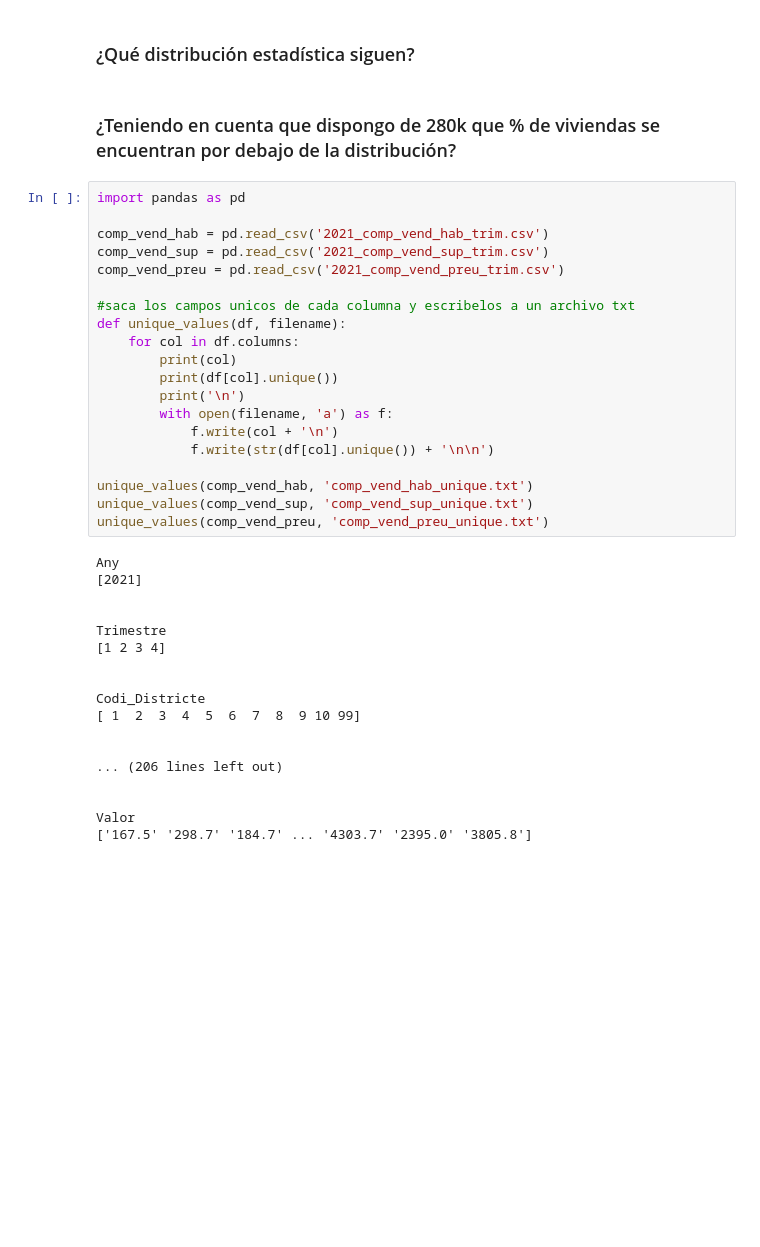
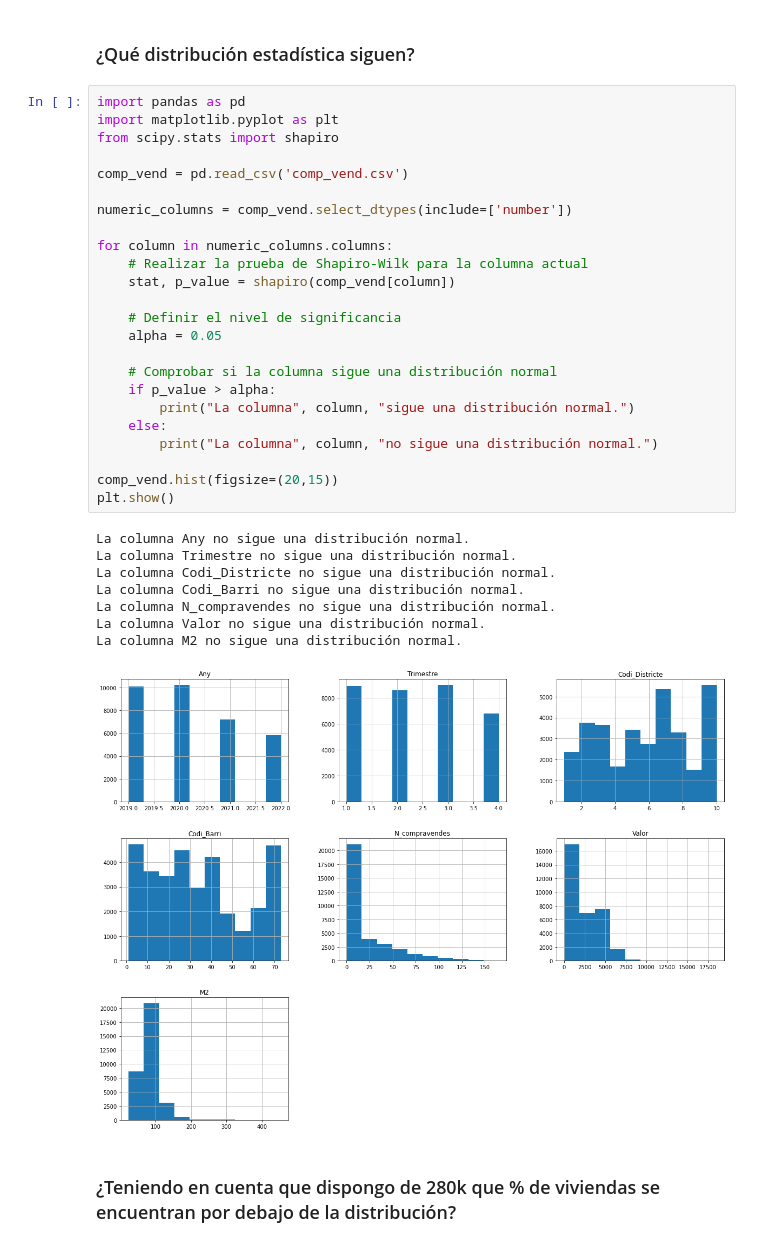
Before and after one commit to gcfp/M04, a Jupyter notebook: proyecto/proyecto.ipynb, the cells around one changed output. Cells and saved outputs as stored; diff of their text form; blank space fills up the shorter version.

```diff
--- a/proyecto/proyecto.ipynb
+++ b/proyecto/proyecto.ipynb
@@ -4,44 +7,39 @@
 ## Distribución de probabilidad
 # %% [markdown]
 ### ¿Qué distribución estadística siguen?
+# %%
+import pandas as pd
+import matplotlib.pyplot as plt
+from scipy.stats import shapiro
+
+comp_vend = pd.read_csv('comp_vend.csv')
+
+numeric_columns = comp_vend.select_dtypes(include=['number'])
+
+for column in numeric_columns.columns:
+    # Realizar la prueba de Shapiro-Wilk para la columna actual
+    stat, p_value = shapiro(comp_vend[column])
+
+    # Definir el nivel de significancia
+    alpha = 0.05
+
+    # Comprobar si la columna sigue una distribución normal
+    if p_value > alpha:
+        print("La columna", column, "sigue una distribución normal.")
+    else:
+        print("La columna", column, "no sigue una distribución normal.")
+
+comp_vend.hist(figsize=(20,15))
+plt.show()
+# %% [output]
+La columna Any no sigue una distribución normal.
+La columna Trimestre no sigue una distribución normal.
+La columna Codi_Districte no sigue una distribución normal.
+La columna Codi_Barri no sigue una distribución normal.
+La columna N_compravendes no sigue una distribución normal.
+La columna Valor no sigue una distribución normal.
+La columna M2 no sigue una distribución normal.
+[figure, added]
 # %% [markdown]
 
 ### ¿Teniendo en cuenta que dispongo de 280k que % de viviendas se encuentran por debajo de la distribución?
-# %%
-import pandas as pd
-
-comp_vend_hab = pd.read_csv('2021_comp_vend_hab_trim.csv')
-comp_vend_sup = pd.read_csv('2021_comp_vend_sup_trim.csv')
-comp_vend_preu = pd.read_csv('2021_comp_vend_preu_trim.csv')
-
-#saca los campos unicos de cada columna y escribelos a un archivo txt
-def unique_values(df, filename):
-    for col in df.columns:
-        print(col)
-        print(df[col].unique())
-        print('\n')
-        with open(filename, 'a') as f:
-            f.write(col + '\n')
-            f.write(str(df[col].unique()) + '\n\n')
-
-unique_values(comp_vend_hab, 'comp_vend_hab_unique.txt')
-unique_values(comp_vend_sup, 'comp_vend_sup_unique.txt')
-unique_values(comp_vend_preu, 'comp_vend_preu_unique.txt')
-# %% [output]
-Any
-[2021]
-
-
-Trimestre
-[1 2 3 4]
-
-
-Codi_Districte
-[ 1  2  3  4  5  6  7  8  9 10 99]
-
-
-... (206 lines left out)
-
-
-Valor
-['167.5' '298.7' '184.7' ... '4303.7' '2395.0' '3805.8']
```
Also changed, not shown: parts of 12 cells of this notebook, 1 other file.
